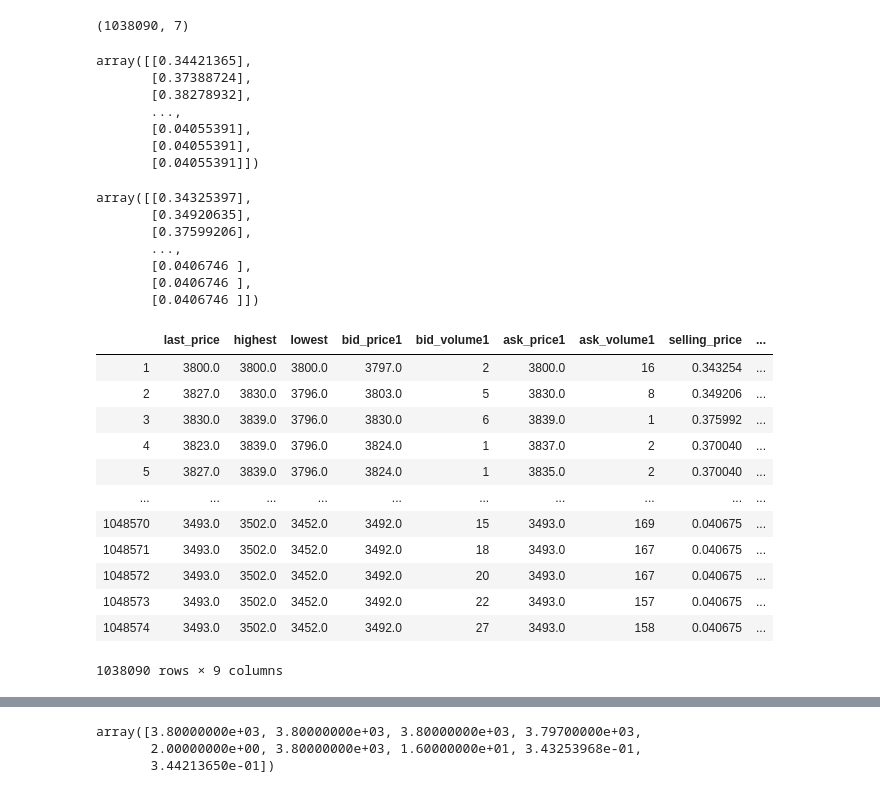
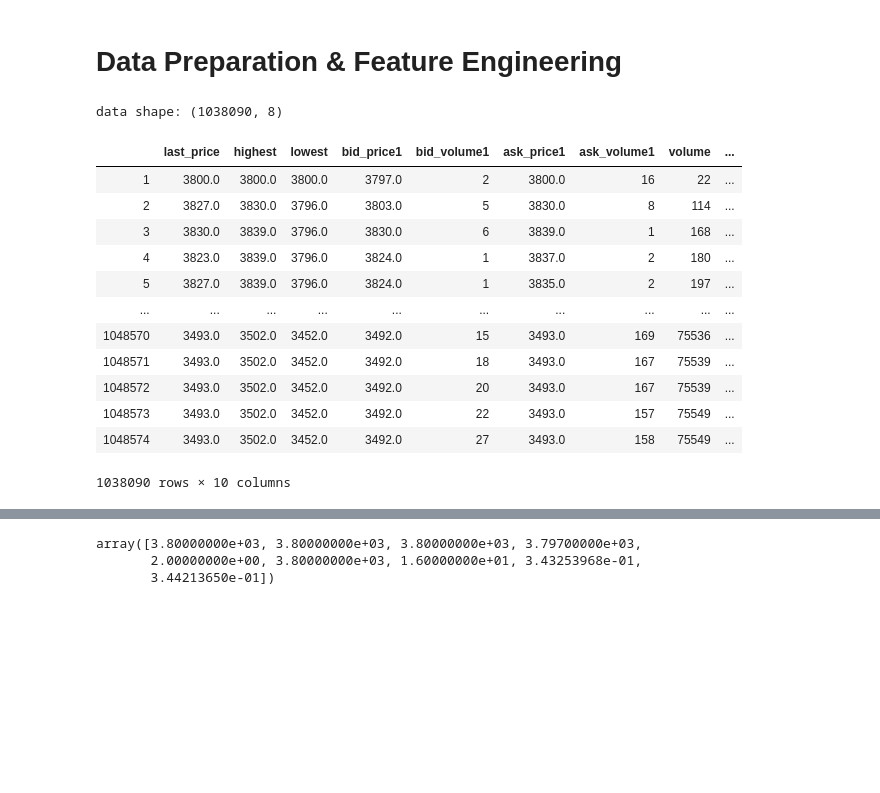
Before and after one commit to Ozawaaaaaa/DRL, a Jupyter notebook: Agent.ipynb, the cells around one changed output, grey strips where cells are left out. Cells and saved outputs as stored; diff of their text form; code cells hidden in the pictures; blank space fills up the shorter version.

```diff
--- a/Agent.ipynb
+++ b/Agent.ipynb
@@ -1,3 +1,5 @@
+# %% [markdown]
+# Data Preparation & Feature Engineering
 # %%
 import numpy as np
 import pandas as pd
@@ -31,9 +35,29 @@ from collections import deque
 # %%
-dataset = pd.read_csv('data/jd.csv')
-dataset = dataset.drop(['volume','open_interest','amount','open_interest','datetime'], axis=1)
-dataset = dataset.dropna(axis=0)
+def read_data(path):
+    dataset = pd.read_csv(path)
+    dataset = dataset.drop(['open_interest','amount','open_interest','datetime'], axis=1)
+    dataset = dataset.dropna(axis=0)
+    print('data shape:', dataset.shape)
+    return dataset
+
+file_path = 'data/jd.csv'
+data = read_data(file_path)
+# %% [output]
+data shape: (1038090, 8)
-# %%
-dataset.shape
-# %% [output]
-(1038090, 7)
+# %%
+data
+# %% [output]
+|  | last_price | highest | lowest | bid_price1 | bid_volume1 | ask_price1 | ask_volume1 | volume | ... |
+| 1 | 3800.0 | 3800.0 | 3800.0 | 3797.0 | 2 | 3800.0 | 16 | 22 | ... |
+| 2 | 3827.0 | 3830.0 | 3796.0 | 3803.0 | 5 | 3830.0 | 8 | 114 | ... |
+| 3 | 3830.0 | 3839.0 | 3796.0 | 3830.0 | 6 | 3839.0 | 1 | 168 | ... |
+| 4 | 3823.0 | 3839.0 | 3796.0 | 3824.0 | 1 | 3837.0 | 2 | 180 | ... |
+| 5 | 3827.0 | 3839.0 | 3796.0 | 3824.0 | 1 | 3835.0 | 2 | 197 | ... |
+| ... | ... | ... | ... | ... | ... | ... | ... | ... | ... |
+| 1048570 | 3493.0 | 3502.0 | 3452.0 | 3492.0 | 15 | 3493.0 | 169 | 75536 | ... |
+| 1048571 | 3493.0 | 3502.0 | 3452.0 | 3492.0 | 18 | 3493.0 | 167 | 75539 | ... |
+| 1048572 | 3493.0 | 3502.0 | 3452.0 | 3492.0 | 20 | 3493.0 | 167 | 75539 | ... |
+| 1048573 | 3493.0 | 3502.0 | 3452.0 | 3492.0 | 22 | 3493.0 | 157 | 75549 | ... |
+| 1048574 | 3493.0 | 3502.0 | 3452.0 | 3492.0 | 27 | 3493.0 | 158 | 75549 | ... |
+1038090 rows × 10 columns
 # %%
@@ -44,20 +71,0 @@ selling_price=scaler.fit_transform(dataset.filter(['bid_price1']).values)
-# %%
-buying_price
-# %% [output]
-array([[0.34421365],
-       [0.37388724],
-       [0.38278932],
-       ...,
-       [0.04055391],
-       [0.04055391],
-       [0.04055391]])
-# %%
-selling_price
-# %% [output]
-array([[0.34325397],
-       [0.34920635],
-       [0.37599206],
-       ...,
-       [0.0406746 ],
-       [0.0406746 ],
-       [0.0406746 ]])
@@ -67,16 +71,0 @@ dataset['buying_price'] = buying_price
-# %%
-dataset
-# %% [output]
-|  | last_price | highest | lowest | bid_price1 | bid_volume1 | ask_price1 | ask_volume1 | selling_price | ... |
-| 1 | 3800.0 | 3800.0 | 3800.0 | 3797.0 | 2 | 3800.0 | 16 | 0.343254 | ... |
-| 2 | 3827.0 | 3830.0 | 3796.0 | 3803.0 | 5 | 3830.0 | 8 | 0.349206 | ... |
-| 3 | 3830.0 | 3839.0 | 3796.0 | 3830.0 | 6 | 3839.0 | 1 | 0.375992 | ... |
-| 4 | 3823.0 | 3839.0 | 3796.0 | 3824.0 | 1 | 3837.0 | 2 | 0.370040 | ... |
-| 5 | 3827.0 | 3839.0 | 3796.0 | 3824.0 | 1 | 3835.0 | 2 | 0.370040 | ... |
-| ... | ... | ... | ... | ... | ... | ... | ... | ... | ... |
-| 1048570 | 3493.0 | 3502.0 | 3452.0 | 3492.0 | 15 | 3493.0 | 169 | 0.040675 | ... |
-| 1048571 | 3493.0 | 3502.0 | 3452.0 | 3492.0 | 18 | 3493.0 | 167 | 0.040675 | ... |
-| 1048572 | 3493.0 | 3502.0 | 3452.0 | 3492.0 | 20 | 3493.0 | 167 | 0.040675 | ... |
-| 1048573 | 3493.0 | 3502.0 | 3452.0 | 3492.0 | 22 | 3493.0 | 157 | 0.040675 | ... |
-| 1048574 | 3493.0 | 3502.0 | 3452.0 | 3492.0 | 27 | 3493.0 | 158 | 0.040675 | ... |
-1038090 rows × 9 columns
```
Also changed, not shown: parts of 58 cells of this notebook.
